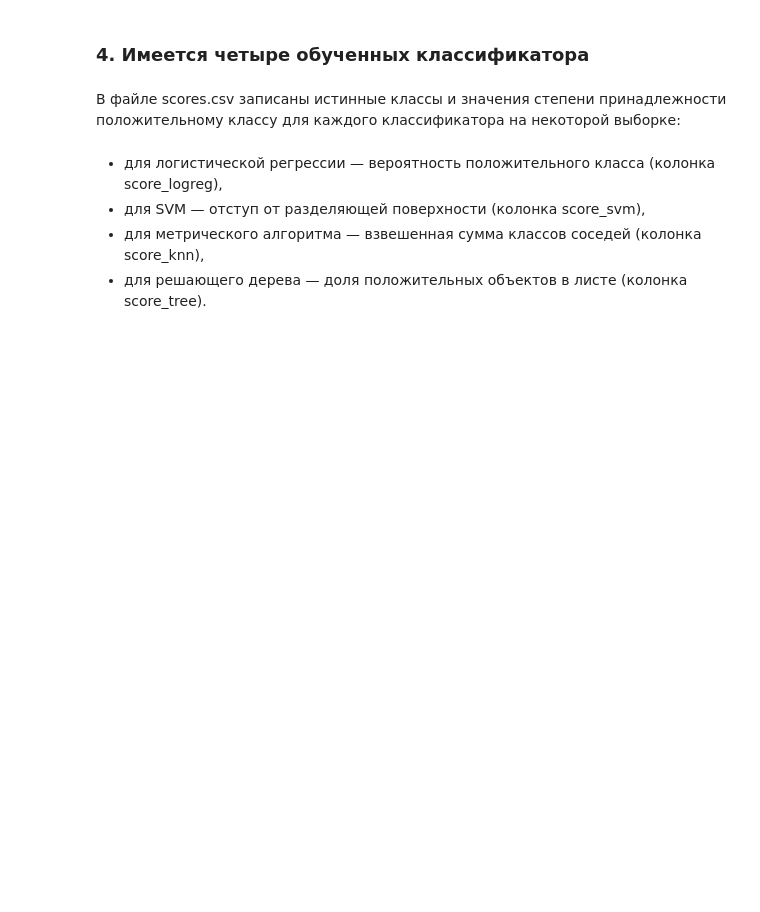
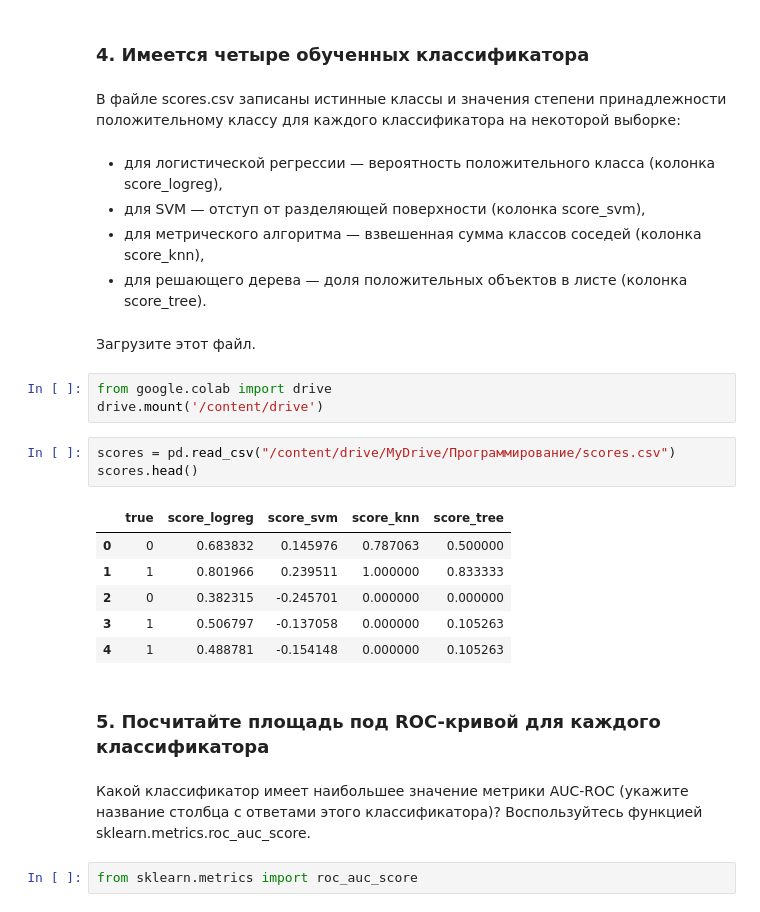
Before and after one commit to murpunk/Programming_2023, a Jupyter notebook: 15_05_23_Metrics.ipynb, the cells around one changed output. Drawn from its saved outputs; the diff is of its cells as text; blank space fills up the shorter version.

```diff
--- a/15_05_23_Metrics.ipynb
+++ b/15_05_23_Metrics.ipynb
@@ -514,3 +514,24 @@ F-мера: 0.48.
 * для SVM — отступ от разделяющей поверхности (колонка score_svm),
 * для метрического алгоритма — взвешенная сумма классов соседей (колонка score_knn),
 * для решающего дерева — доля положительных объектов в листе (колонка score_tree).
+# %% [markdown]
+Загрузите этот файл.
+# %%
+from google.colab import drive
+drive.mount('/content/drive')
+# %%
+scores = pd.read_csv("/content/drive/MyDrive/Программирование/scores.csv")
+scores.head()
+# %% [output]
+|  | true | score_logreg | score_svm | score_knn | score_tree |
+| 0 | 0 | 0.683832 | 0.145976 | 0.787063 | 0.500000 |
+| 1 | 1 | 0.801966 | 0.239511 | 1.000000 | 0.833333 |
+| 2 | 0 | 0.382315 | -0.245701 | 0.000000 | 0.000000 |
+| 3 | 1 | 0.506797 | -0.137058 | 0.000000 | 0.105263 |
+| 4 | 1 | 0.488781 | -0.154148 | 0.000000 | 0.105263 |
+# %% [markdown]
+### 5.  Посчитайте площадь под ROC-кривой для каждого классификатора
+# %% [markdown]
+Какой классификатор имеет наибольшее значение метрики AUC-ROC (укажите название столбца с ответами этого классификатора)? Воспользуйтесь функцией sklearn.metrics.roc_auc_score.
+# %%
+from sklearn.metrics import roc_auc_score
```
Also changed, not shown: parts of 9 cells of this notebook.
